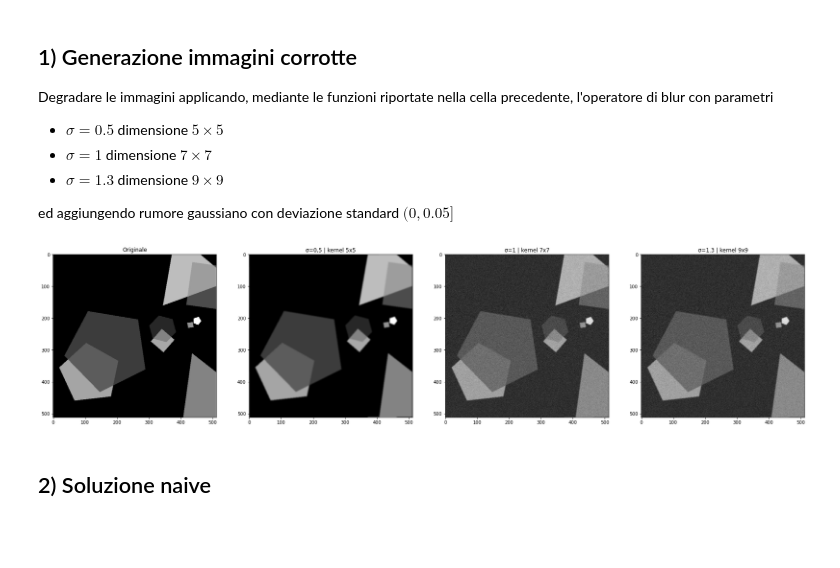
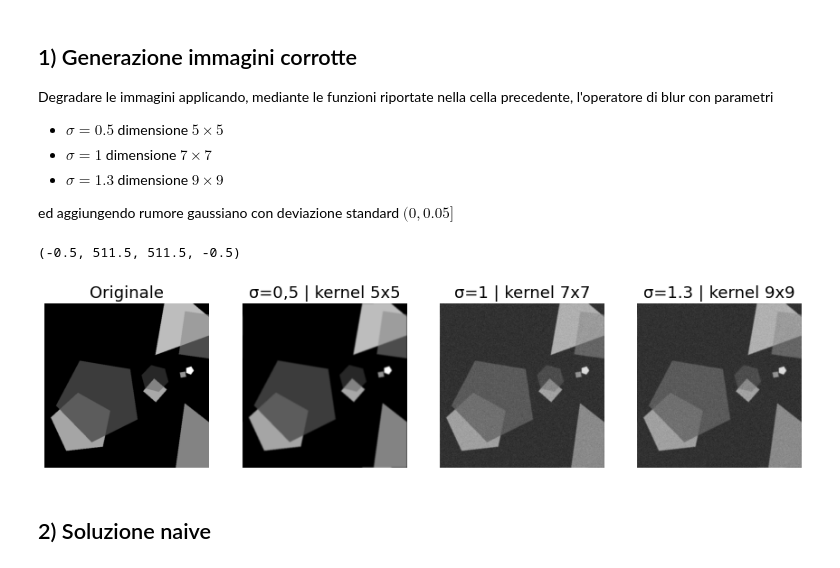
Before and after one commit to NotXia/imaging, a Jupyter notebook: progetto.ipynb, the cells around one changed output. Cells and saved outputs as stored; diff of their text form; code cells hidden in the pictures; blank space fills up the shorter version.

```diff
--- a/progetto.ipynb
+++ b/progetto.ipynb
@@ -65,6 +65,8 @@ Generare un set di 8 immagini 512 $\times$ 512 in formato ${\tt png}$ in scala d
 
 
 ![Immagine2.png](embedded-picture-1)
+# %%
+plt.rcParams.update({'font.size': 15})
 # %% [markdown]
 ## 1) Generazione immagini corrotte
 Degradare le immagini applicando, mediante le funzioni riportate nella cella precedente,  l'operatore di blur con parametri
@@ -77,45 +79,49 @@ ed aggiungendo rumore gaussiano con deviazione standard $(0,0.05]$
 # %%
 def gaussian_blur(image_size, kernel_len, sigma):
     return psf_fft(gaussian_kernel(kernel_len, sigma), kernel_len, image_size)
 
 # real_image = data.camera().astype(np.float64) / 255.0
 real_image = plt.imread("./dataset/test.png").astype(np.float64)
 
 # Filtro blur (A)
 # blur1 = gaussian_blur(real_image.shape, 5, 0.5)
+# blur1 = gaussian_blur(real_image.shape, 9, 1.3)
 blur1 = gaussian_blur(real_image.shape, 24, 3)
 blur2 = gaussian_blur(real_image.shape, 7, 1)
 blur3 = gaussian_blur(real_image.shape, 9, 1.3)
 
 # Filtro rumore (η)
 dev = 0.05
 noise = np.random.normal(size=real_image.shape) * dev
 
 image1 = A(real_image, blur1) + noise
 image2 = A(real_image, blur2) + noise
 image3 = A(real_image, blur3) + noise
 
-plt.figure(figsize=(30, 10))
 
-ax = plt.subplot(1, 4, 1)
-ax.imshow(real_image, cmap="gray")
-plt.title("Originale")
+fig, ax = plt.subplots(1, 4, figsize=(15, 15))
+fig.subplots_adjust(top=0.5, bottom=0.01)
 
-ax = plt.subplot(1, 4, 2)
-ax.imshow(image1, cmap="gray")
-plt.title("σ=0,5 | kernel 5x5")
+ax[0].imshow(real_image, cmap="gray")
+ax[0].set_title("Originale")
+ax[0].axis("off")
 
-ax = plt.subplot(1, 4, 3)
-ax.imshow(image2, cmap="gray")
-plt.title("σ=1 | kernel 7x7")
+ax[1].imshow(image1, cmap="gray")
+ax[1].set_title("σ=0,5 | kernel 5x5")
+ax[1].axis("off")
 
-ax = plt.subplot(1, 4, 4)
-ax.imshow(image3, cmap="gray")
-plt.title("σ=1.3 | kernel 9x9")
+ax[2].imshow(image2, cmap="gray")
+ax[2].set_title("σ=1 | kernel 7x7")
+ax[2].axis("off")
+
+ax[3].imshow(image3, cmap="gray")
+ax[3].set_title("σ=1.3 | kernel 9x9")
+ax[3].axis("off")
 
 plt.show()
 # %% [output]
+(-0.5, 511.5, 511.5, -0.5)
-[figure, old version]
+[figure, new version]
 # %% [markdown]
 ## 2) Soluzione naive
 # %% [markdown]
```
Also changed, not shown: parts of 30 cells of this notebook, 38 other files.
